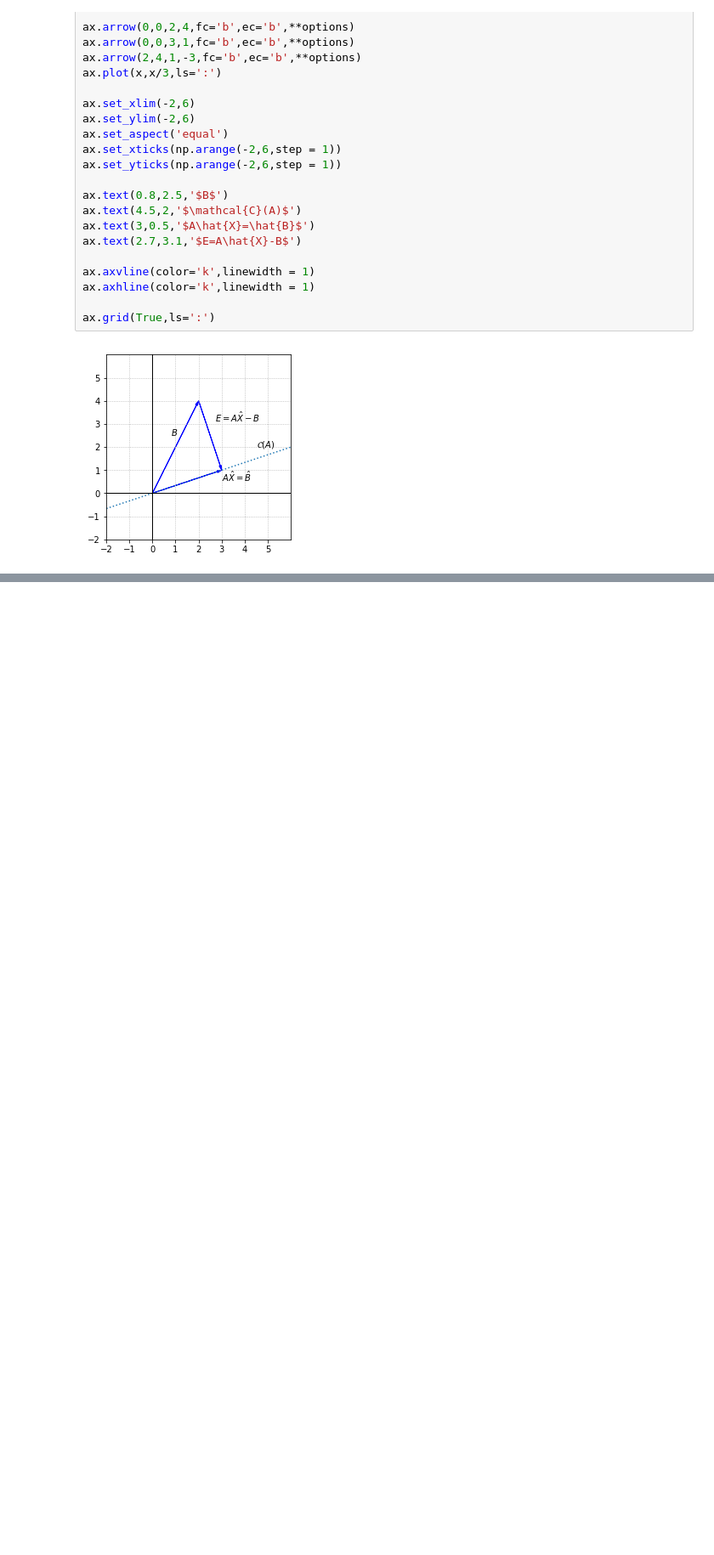
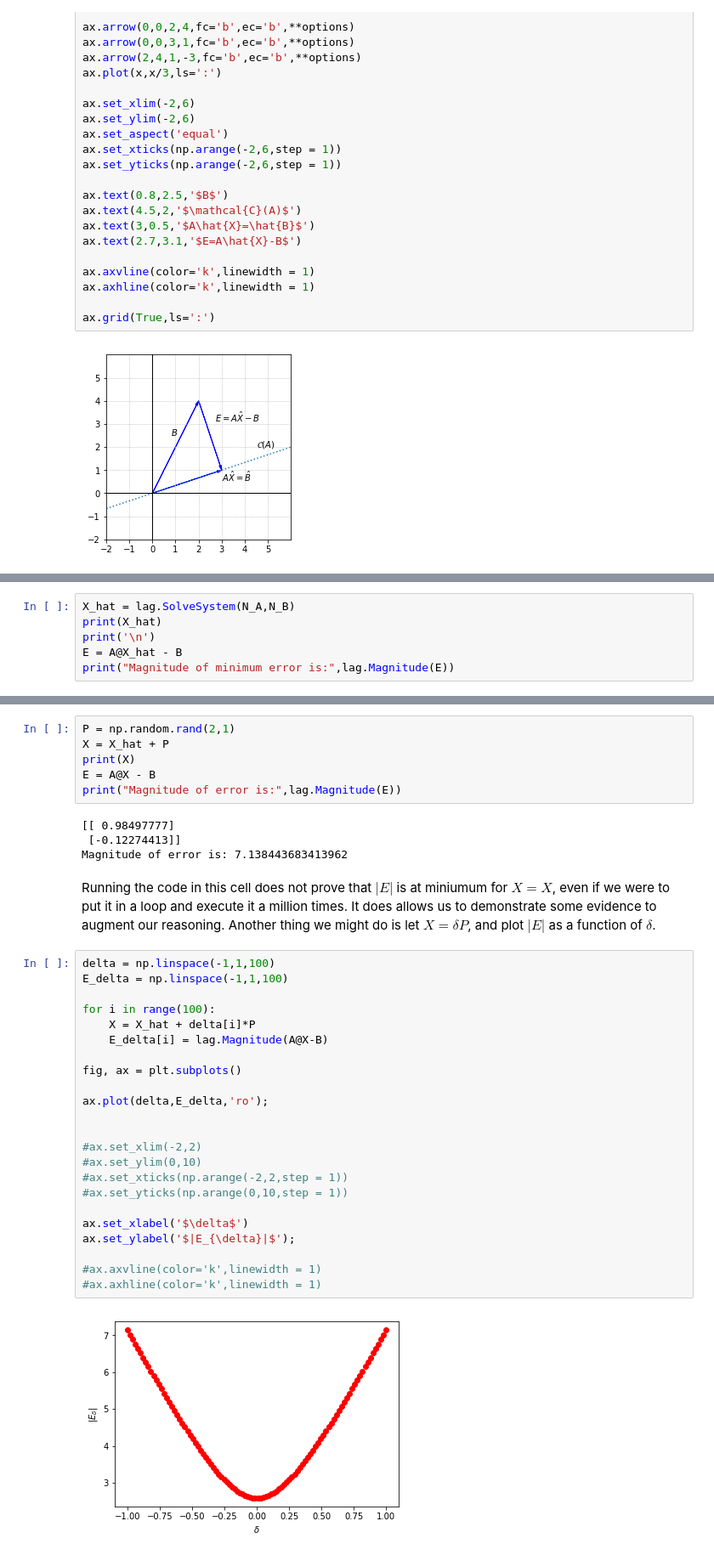
Before and after one commit to bvanderlei/jupyter-guide-to-linear-algebra, a Jupyter notebook: Least_Squares_Solutions.ipynb, the cells around one changed output, grey strips where cells are left out. Shown at 85% size. Drawn from its saved outputs; the diff is of its cells as text; blank space fills up the shorter version.

```diff
--- a/Least_Squares_Solutions.ipynb
+++ b/Least_Squares_Solutions.ipynb
@@ -119,0 +198,6 @@ Possible routes and associated ideas:
+# %%
+X_hat = lag.SolveSystem(N_A,N_B)
+print(X_hat)
+print('\n')
+E = A@X_hat - B
+print("Magnitude of minimum error is:",lag.Magnitude(E))
@@ -119,0 +214,38 @@ Possible routes and associated ideas:
+# %%
+P = np.random.rand(2,1)
+X = X_hat + P
+print(X)
+E = A@X - B
+print("Magnitude of error is:",lag.Magnitude(E))
+# %% [output]
+[[ 0.98497777]
+ [-0.12274413]]
+Magnitude of error is: 7.138443683413962
+# %% [markdown]
+
+Running the code in this cell does not prove that $|E|$ is at miniumum for $X=\hat{X}$, even if we were to put it in a loop and execute it a million times.  It does allows us to demonstrate some evidence to augment our reasoning.  Another thing we might do is let $X= \delta P$, and plot $|E|$ as a function of $\delta$.
+# %%
+delta = np.linspace(-1,1,100)
+E_delta = np.linspace(-1,1,100)
+
+for i in range(100):
+    X = X_hat + delta[i]*P
+    E_delta[i] = lag.Magnitude(A@X-B)
+
+fig, ax = plt.subplots()
+
+ax.plot(delta,E_delta,'ro');
+
+
+#ax.set_xlim(-2,2)
+#ax.set_ylim(0,10)
+#ax.set_xticks(np.arange(-2,2,step = 1))
+#ax.set_yticks(np.arange(0,10,step = 1))
+
+ax.set_xlabel('$\delta$')
+ax.set_ylabel('$|E_{\delta}|$');
+
+#ax.axvline(color='k',linewidth = 1)
+#ax.axhline(color='k',linewidth = 1)
+# %% [output]
+[figure, added]
```
Also changed, not shown: parts of 14 cells of this notebook, 5 other files.
